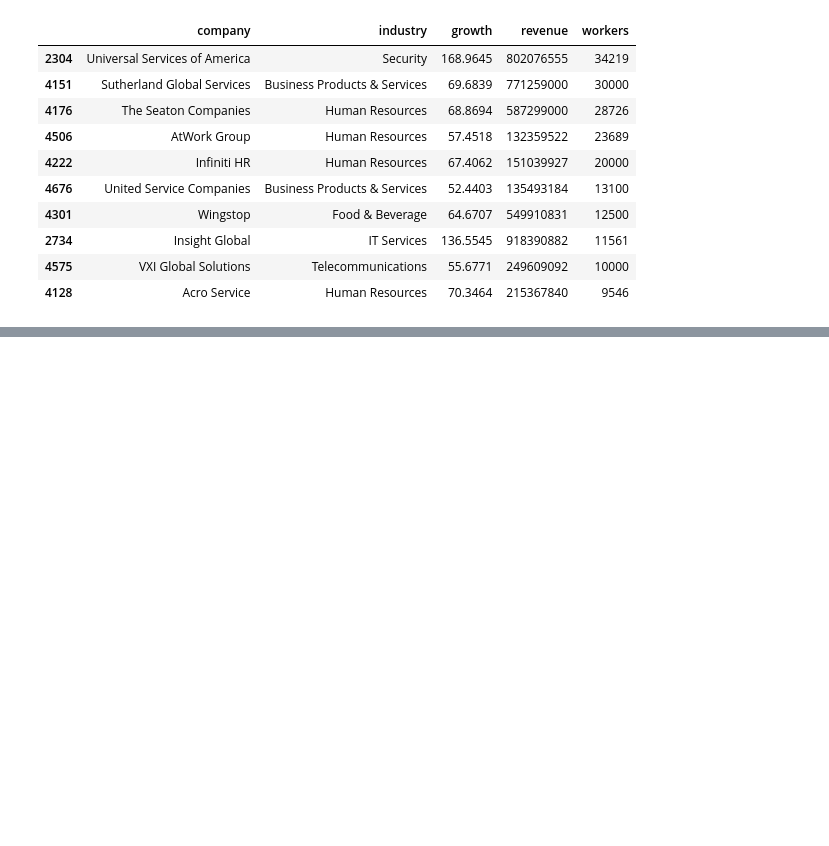
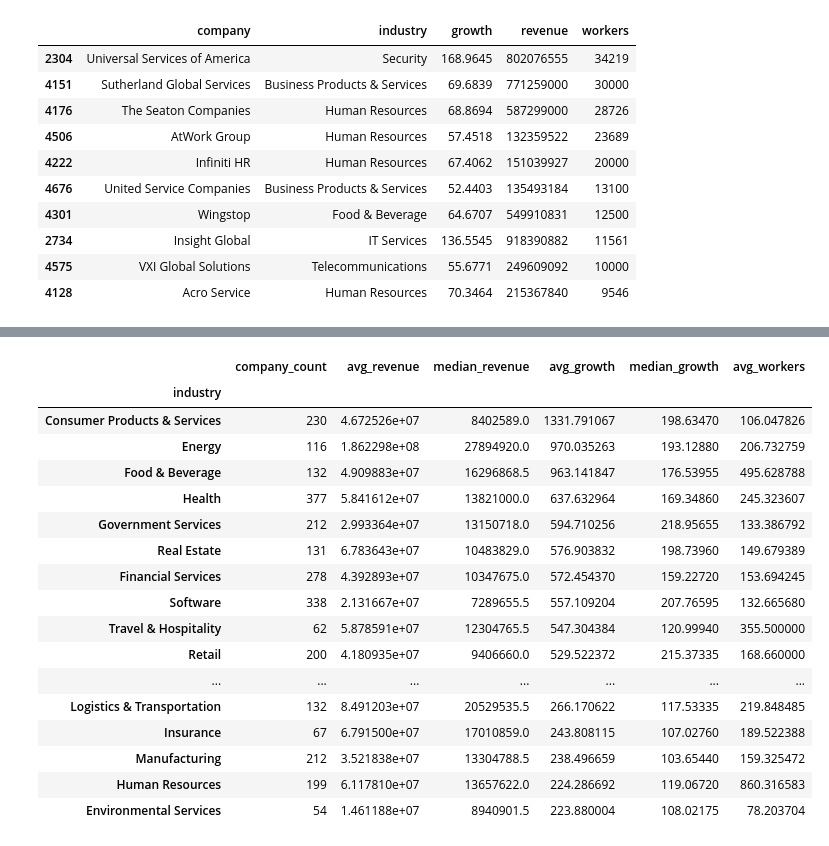
Before and after one commit to Emerson-SM/US_Business_Growth_Industry_Analysis, a Jupyter notebook: notebooks/01_data_exploration.ipynb, the cells around one changed output, grey strips where cells are left out. Cells and saved outputs as stored; diff of their text form; code cells hidden in the pictures; blank space fills up the shorter version.

```diff
--- a/notebooks/01_data_exploration.ipynb
+++ b/notebooks/01_data_exploration.ipynb
@@ -200,0 +251,35 @@ Enterprises workers:
+# %%
+#comparaciones importantes
+industry_comparison = (
+    df.groupby("industry")
+    .agg(
+        company_count=("company", "count"),
+        avg_revenue=("revenue", "mean"),
+        median_revenue=("revenue", "median"),
+        avg_growth=("growth", "mean"),
+        median_growth=("growth", "median"),
+        avg_workers=("workers", "mean")
+    )
+    .sort_values("avg_growth", ascending=False)
+)
+
+industry_comparison
+# %% [output]
+|  | company_count | avg_revenue | median_revenue | avg_growth | median_growth | avg_workers |
+| industry |  |  |  |  |  |  |
+| Consumer Products & Services | 230 | 4.672526e+07 | 8402589.0 | 1331.791067 | 198.63470 | 106.047826 |
+| Energy | 116 | 1.862298e+08 | 27894920.0 | 970.035263 | 193.12880 | 206.732759 |
+| Food & Beverage | 132 | 4.909883e+07 | 16296868.5 | 963.141847 | 176.53955 | 495.628788 |
+| Health | 377 | 5.841612e+07 | 13821000.0 | 637.632964 | 169.34860 | 245.323607 |
+| Government Services | 212 | 2.993364e+07 | 13150718.0 | 594.710256 | 218.95655 | 133.386792 |
+| Real Estate | 131 | 6.783643e+07 | 10483829.0 | 576.903832 | 198.73960 | 149.679389 |
+| Financial Services | 278 | 4.392893e+07 | 10347675.0 | 572.454370 | 159.22720 | 153.694245 |
+| Software | 338 | 2.131667e+07 | 7289655.5 | 557.109204 | 207.76595 | 132.665680 |
+| Travel & Hospitality | 62 | 5.878591e+07 | 12304765.5 | 547.304384 | 120.99940 | 355.500000 |
+| Retail | 200 | 4.180935e+07 | 9406660.0 | 529.522372 | 215.37335 | 168.660000 |
+| ... | ... | ... | ... | ... | ... | ... |
+| Logistics & Transportation | 132 | 8.491203e+07 | 20529535.5 | 266.170622 | 117.53335 | 219.848485 |
+| Insurance | 67 | 6.791500e+07 | 17010859.0 | 243.808115 | 107.02760 | 189.522388 |
+| Manufacturing | 212 | 3.521838e+07 | 13304788.5 | 238.496659 | 103.65440 | 159.325472 |
+| Human Resources | 199 | 6.117810e+07 | 13657622.0 | 224.286692 | 119.06720 | 860.316583 |
+| Environmental Services | 54 | 1.461188e+07 | 8940901.5 | 223.880004 | 108.02175 | 78.203704 |
```
Also changed, not shown: parts of 19 cells of this notebook.
